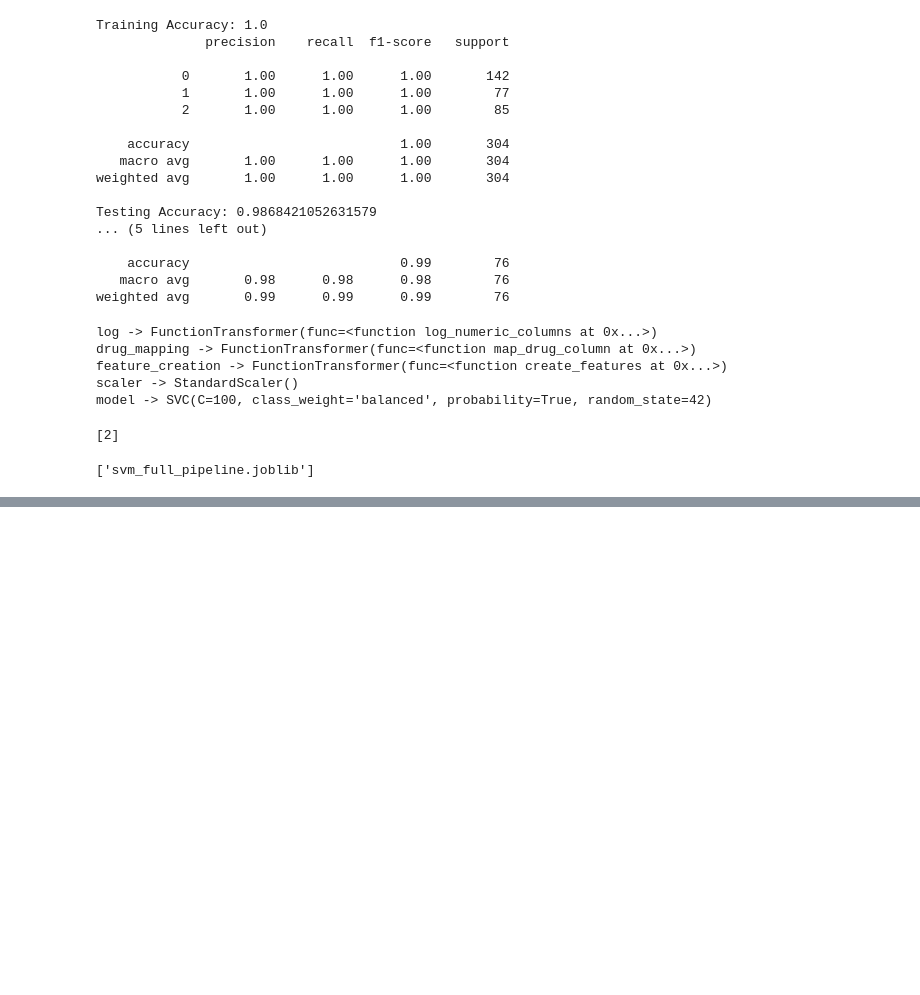
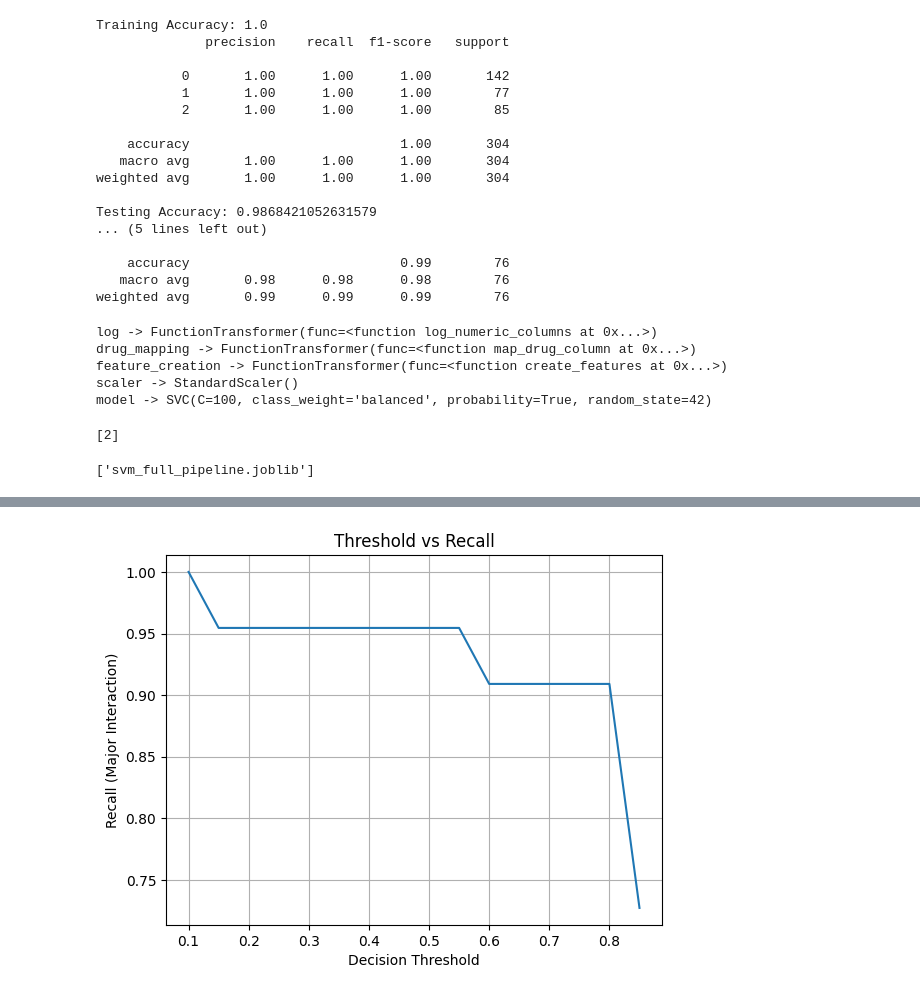
Before and after one commit to Lark01/Drug-Food-Interactions, a Jupyter notebook: DrugInteraction/DrugInteractionNotebook.ipynb, the cells around one changed output, grey strips where cells are left out. Saved outputs shown, nothing was run; the diff lists cells and outputs as text; code cells hidden in the pictures; blank space fills up the shorter version.

```diff
--- a/DrugInteraction/DrugInteractionNotebook.ipynb
+++ b/DrugInteraction/DrugInteractionNotebook.ipynb
@@ -690,0 +874,20 @@ joblib.dump(pipeline, "svm_full_pipeline.joblib")
+# %%
+import numpy as np
+
+thresholds = np.arange(0.1, 0.9, 0.05)
+recalls = []
+
+for t in thresholds:
+    y_custom = (y_proba >= t).astype(int)
+    recalls.append(
+        classification_report(y_test, y_custom, output_dict=True)["1"]["recall"]
+    )
+
+plt.plot(thresholds, recalls)
+plt.xlabel("Decision Threshold")
+plt.ylabel("Recall (Major Interaction)")
+plt.title("Threshold vs Recall")
+plt.grid()
+plt.show()
+# %% [output]
+[figure, added]
```
Also changed, not shown: parts of 34 cells of this notebook.
